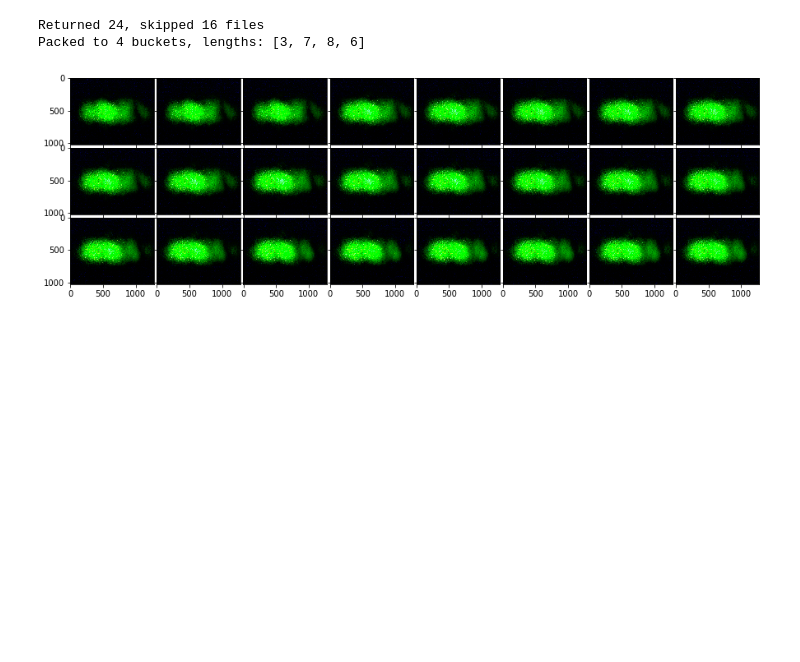
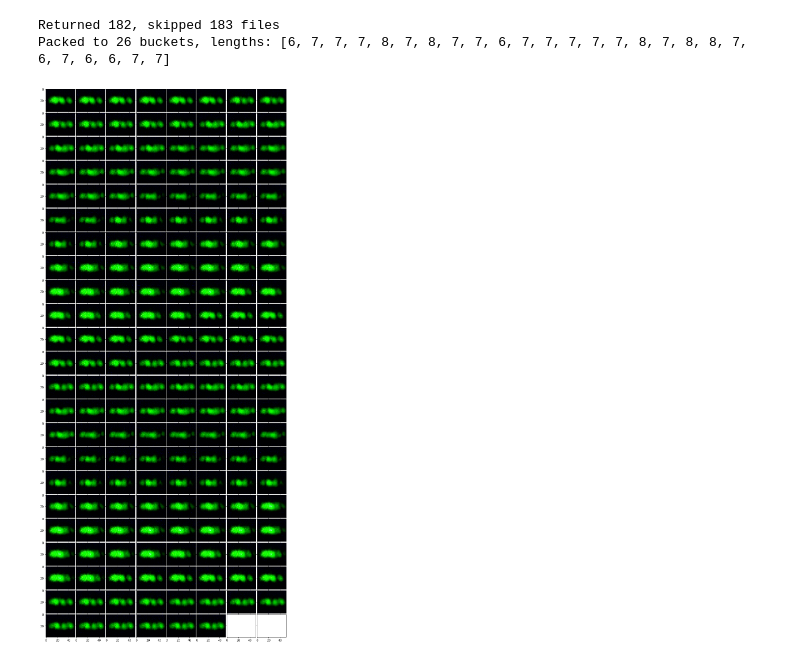
Before and after one commit to DaniloZZZ/quantTechLab, a Jupyter notebook: main.ipynb, the cells around one changed output. Drawn from its saved outputs; the diff is of its cells as text; code cells hidden in the pictures; blank space fills up the shorter version.

```diff
--- a/main.ipynb
+++ b/main.ipynb
@@ -13,18 +10,20 @@ The autoreload extension is already loaded. To reload it, use:
 # %%
-path = "C:\\Users\\ЛФКИТ-3\\Documents\\Interferom\\img\\seq24_09\\"
+path = "img\\seq24_09\\small\\small"
 experiment = Dict2Obj({
     "start_time":time.mktime((2018,9,24,19,39,4,0,0,0)),
     "tick":10,
-    "transition_dur":3,
+    "transition_dur":4,
 })
+
+#downscale_nsave(path,'small',factor=0.2)
 # %%
-data = list(dgen(path,experiment,start=280,limit = 40))
+data = list(dgen(path,experiment,start=0,limit = -200))
 packed = pack_by_value(data)
 # %% [output]
-Returned 24, skipped 16 files
-Packed to 4 buckets, lengths: [3, 7, 8, 6]
+Returned 182, skipped 183 files
+Packed to 26 buckets, lengths: [6, 7, 7, 7, 8, 7, 8, 7, 7, 6, 7, 7, 7, 7, 7, 8, 7, 8, 8, 7, 6, 7, 6, 6, 7, 7]
 # %%
 imgs = [d[0] for d in data]
-plot_images_table(imgs,figsize=(15,15))
+plot_images_table(imgs,figsize=(15,35))
 # %% [output]
-[figure, old version]
+[figure, new version]
```
Also changed, not shown: parts of 1 cell of this notebook, 1 other file.
